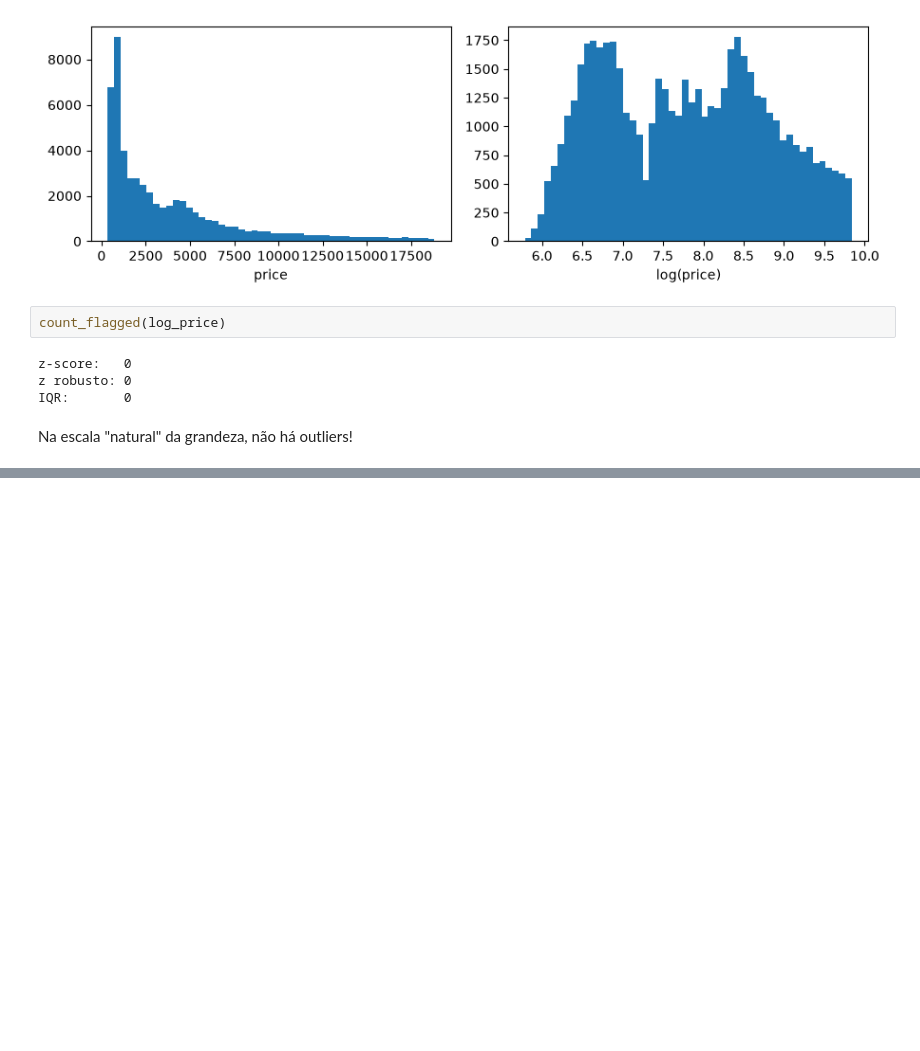
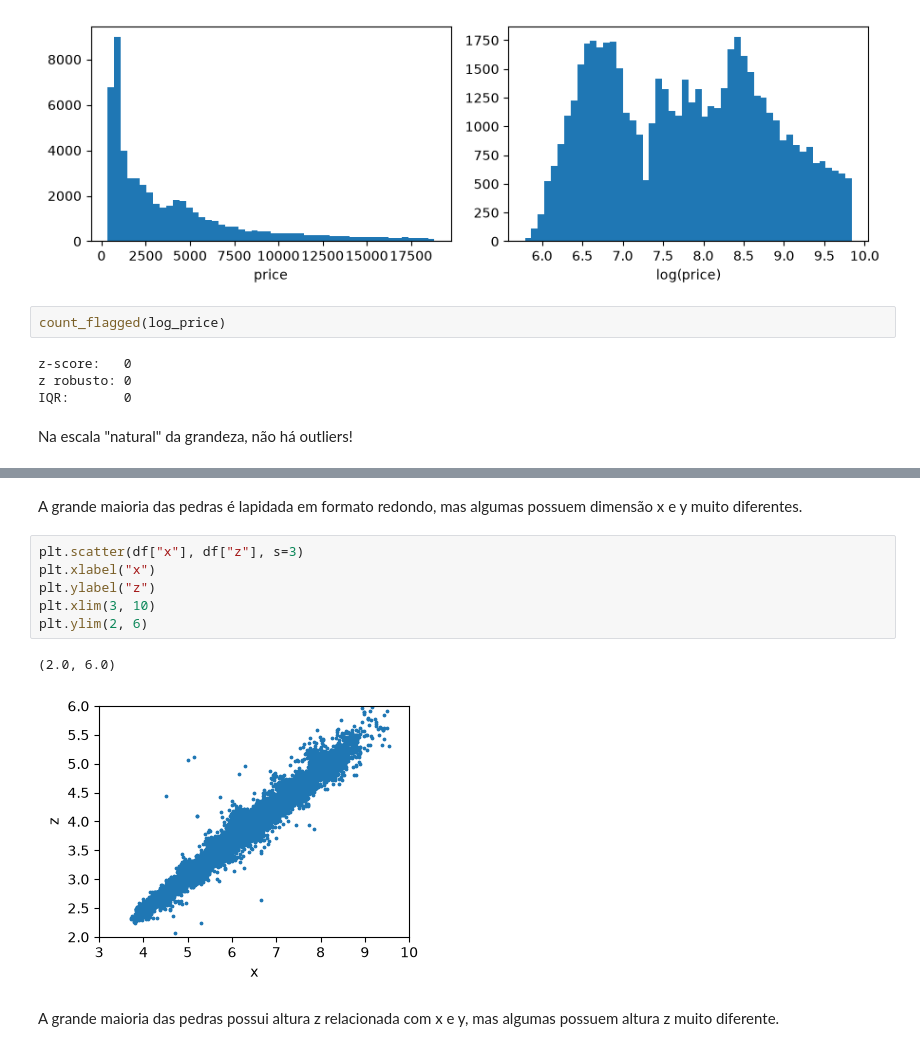
Before and after one commit to chcomin/curso-processamento-e-visualizacao-de-dados, a Jupyter notebook: M04_outliers_e_dados_desbalanceados/Deteccao de outliers.ipynb, the cells around one changed output, grey strips where cells are left out. Drawn from its saved outputs; the diff is of its cells as text; blank space fills up the shorter version.

```diff
--- a/M04_outliers_e_dados_desbalanceados/Deteccao de outliers.ipynb
+++ b/M04_outliers_e_dados_desbalanceados/Deteccao de outliers.ipynb
@@ -221,0 +233,13 @@ Na escala "natural" da grandeza, não há outliers!
+# %% [markdown]
+A grande maioria das pedras é lapidada em formato redondo, mas algumas possuem dimensão x e y muito diferentes.
+# %%
+plt.scatter(df["x"], df["z"], s=3)
+plt.xlabel("x")
+plt.ylabel("z")
+plt.xlim(3, 10)
+plt.ylim(2, 6)
+# %% [output]
+(2.0, 6.0)
+[figure, added]
+# %% [markdown]
+A grande maioria das pedras possui altura z relacionada com x e y, mas algumas possuem altura z muito diferente.
```
Also changed, not shown: parts of 19 cells of this notebook.
